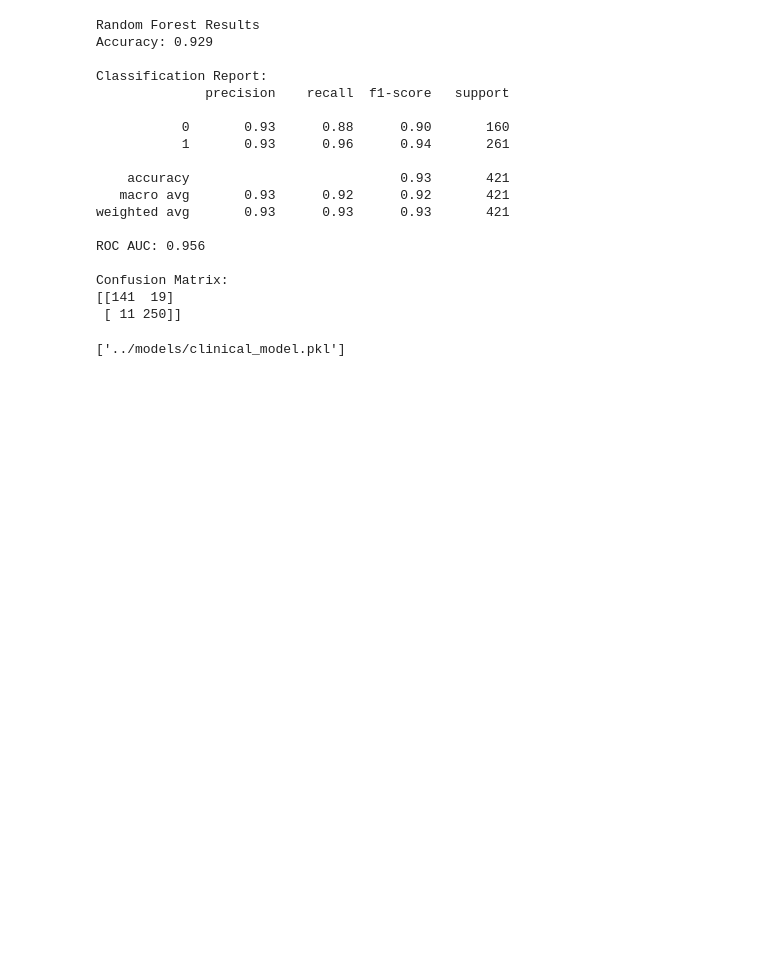
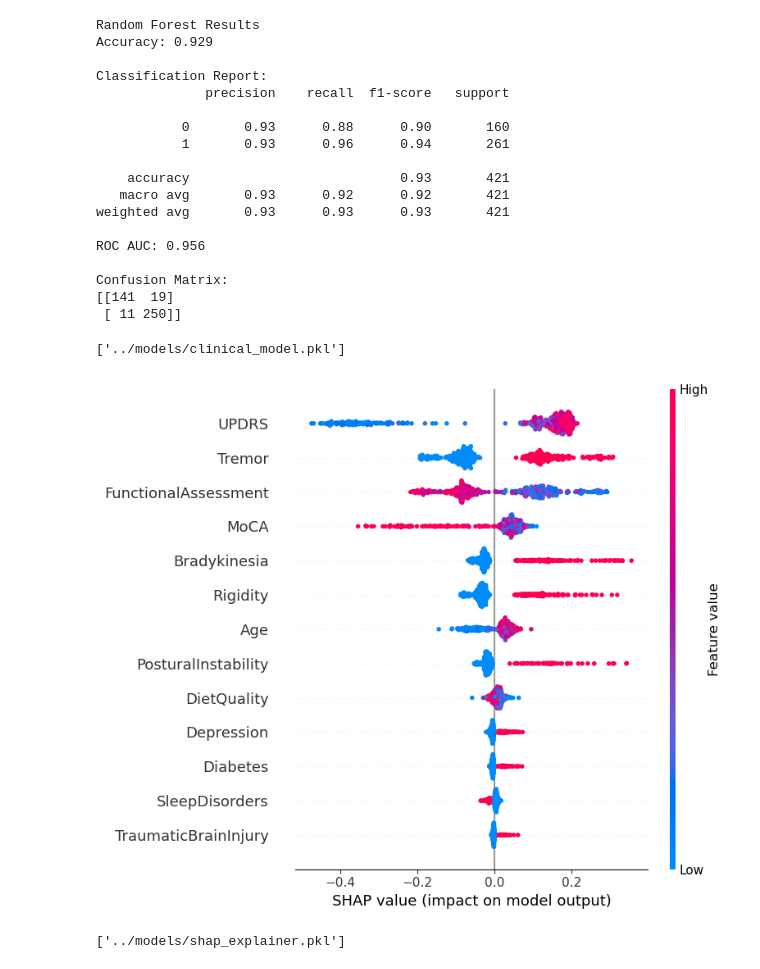
Before and after one commit to n4biha/parkinsons_model, a Jupyter notebook: notebooks/01_clinical_eda.ipynb, the cells around one changed output. Drawn from its saved outputs; the diff is of its cells as text; code cells hidden in the pictures; blank space fills up the shorter version.

```diff
--- a/notebooks/01_clinical_eda.ipynb
+++ b/notebooks/01_clinical_eda.ipynb
@@ -368,3 +369,15 @@ Confusion Matrix:
 joblib.dump(best_rf, '../models/clinical_model.pkl')
 # %% [output]
 ['../models/clinical_model.pkl']
+# %%
+explainer = shap.TreeExplainer(best_rf)
+shap_values = explainer.shap_values(X_test_selected)
+shap.summary_plot(shap_values[:, :, 1], X_test_selected,
+                  feature_names=selected_features)
+# %% [output]
+[figure, added]
+# %%
+joblib.dump(shap_values, '../models/shap_values.pkl')
+joblib.dump(explainer, '../models/shap_explainer.pkl')
+# %% [output]
+['../models/shap_explainer.pkl']
```
Also changed, not shown: parts of 2 cells of this notebook, 5 other files.
